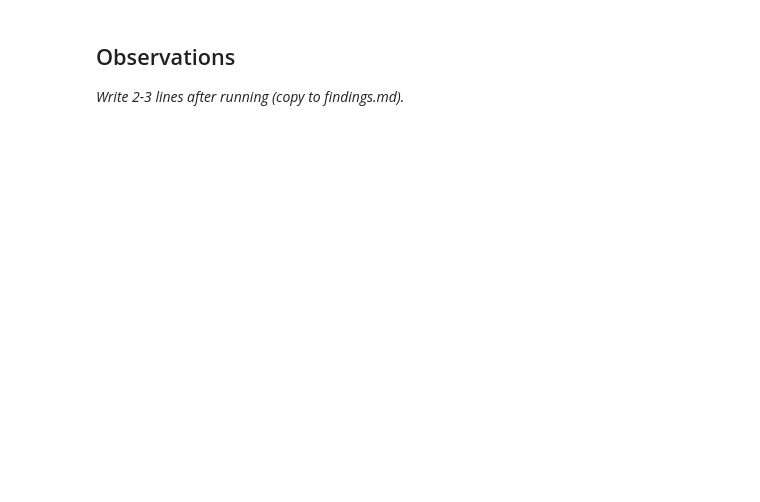
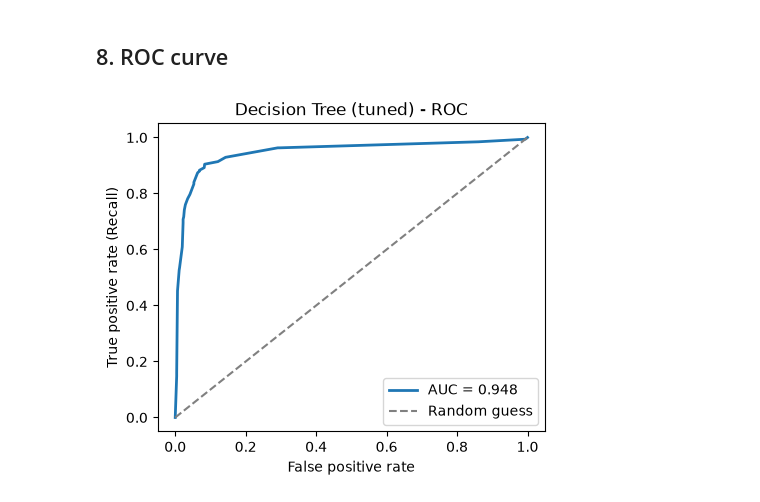
Before and after one commit to csrathour83/credit-card-churn-prediction-ML-A2, a Jupyter notebook: notebooks/02_decision_tree.ipynb, the cells around one changed output. Saved outputs shown, nothing was run; the diff lists cells and outputs as text; code cells hidden in the pictures; blank space fills up the shorter version.

```diff
--- a/notebooks/02_decision_tree.ipynb
+++ b/notebooks/02_decision_tree.ipynb
@@ -23,0 +14,28 @@ Saves `model/decision_tree.joblib` and updates `results/metrics.csv`.
+# %%
+import sys
+from pathlib import Path
+
+sys.path.insert(0, str(Path("..").resolve() / "src"))
+
+import matplotlib.pyplot as plt
+import pandas as pd
+from sklearn.metrics import classification_report
+from sklearn.model_selection import GridSearchCV, StratifiedKFold, cross_validate
+from sklearn.pipeline import Pipeline
+from sklearn.tree import DecisionTreeClassifier, plot_tree
+
+from common import (CLASS_NAMES, SEED, build_preprocessor, compute_metrics, get_train_test,
+                    plot_confusion_matrix, plot_roc_curve, train_and_evaluate)
+
+X_train, X_test, y_train, y_test = get_train_test()
+
+
+def make_tree(**params):
+    return Pipeline([("prep", build_preprocessor(X_train)),
+                     ("clf", DecisionTreeClassifier(random_state=SEED, **params))])
+
+
+def train_vs_test(pipe):
+    rows = [compute_metrics(y, pipe.predict(X), pipe.predict_proba(X)[:, 1])
+            for X, y in [(X_train, y_train), (X_test, y_test)]]
+    return pd.DataFrame(rows, index=["Train", "Test"]).round(4)
@@ -23,0 +65,11 @@ Saves `model/decision_tree.joblib` and updates `results/metrics.csv`.
+# %%
+cv = StratifiedKFold(n_splits=5, shuffle=True, random_state=SEED)
+param_grid = {
+    "clf__max_depth": [3, 4, 5, 6, 7, 8, 10, 12],
+    "clf__min_samples_leaf": [1, 5, 10, 20],
+}
+grid = GridSearchCV(make_tree(), param_grid, scoring="f1", cv=cv, n_jobs=-1).fit(X_train, y_train)
+
+best_params = {k.replace("clf__", ""): v for k, v in grid.best_params_.items()}
+print("Best parameters:", best_params)
+print(f"Best cross-validated F1: {grid.best_score_:.4f}")
@@ -24,3 +114,4 @@ Saves `model/decision_tree.joblib` and updates `results/metrics.csv`.
 # %%
+model = DecisionTreeClassifier(random_state=SEED, **best_params)
 result = train_and_evaluate("decision_tree", model)
-pd.DataFrame([result["metrics"]], index=["Decision Tree"])
+pd.DataFrame([result["metrics"]], index=["Decision Tree (tuned)"])
@@ -35,3 +161,6 @@ print(classification_report(result["y_test"], result["y_pred"], target_names=CLA
-# %% [markdown]
-## Observations
-_Write 2-3 lines after running (copy to findings.md)._
+# %% [markdown]
+## 8. ROC curve
+# %%
+plot_roc_curve(result["y_test"], result["y_prob"], title="Decision Tree (tuned) - ROC")
+# %% [output]
+[figure, added]
```
Also changed, not shown: parts of 34 cells of this notebook, 1 other file.
